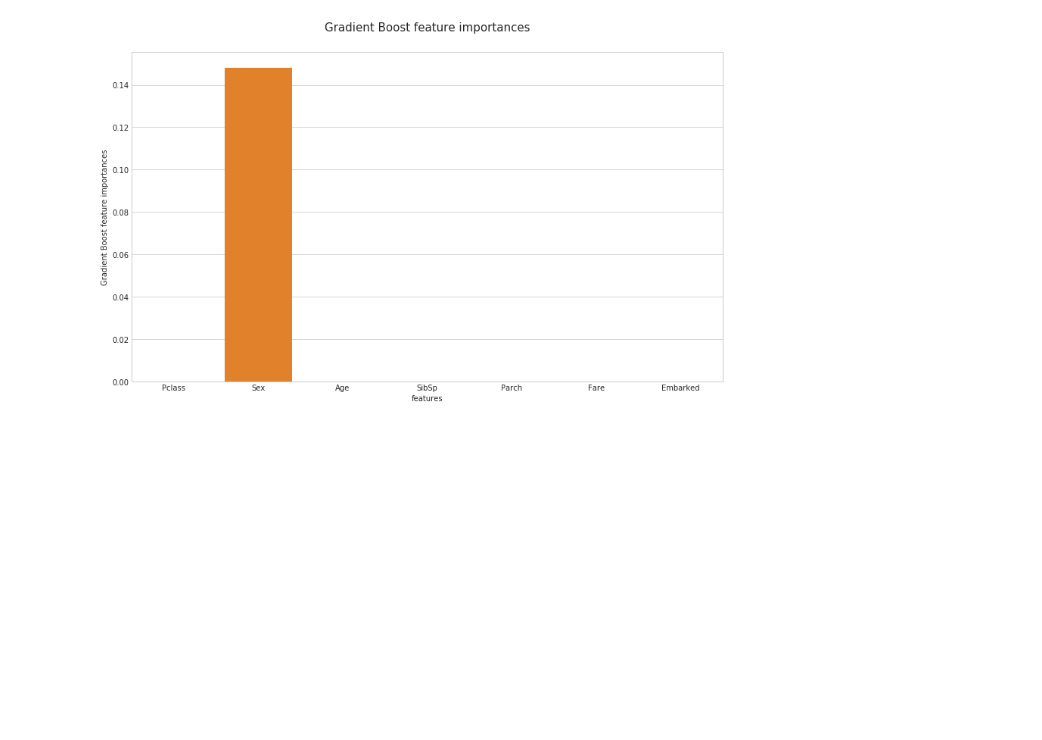
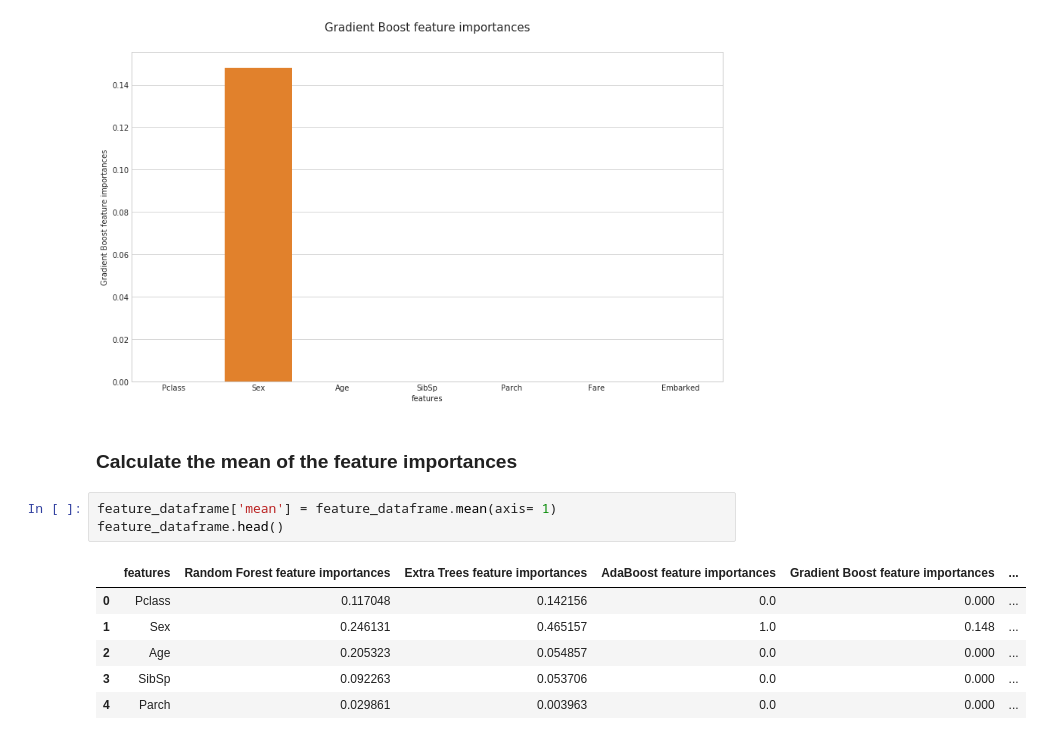
Before and after one commit to treilly94/ml_face_recognition, a Jupyter notebook: sklearn-titanic/3_prediction.ipynb, the cells around one changed output. Drawn from its saved outputs; the diff is of its cells as text; blank space fills up the shorter version.

```diff
--- a/sklearn-titanic/3_prediction.ipynb
+++ b/sklearn-titanic/3_prediction.ipynb
@@ -216,3 +216,15 @@ for col in feature_dataframe.columns[1:]:
 [figure]
 [figure]
 [figure]
+# %% [markdown]
+### Calculate the mean of the feature importances
+# %%
+feature_dataframe['mean'] = feature_dataframe.mean(axis= 1)
+feature_dataframe.head()
+# %% [output]
+|  | features | Random Forest feature importances | Extra Trees feature importances | AdaBoost feature importances | Gradient Boost feature importances | ... |
+| 0 | Pclass | 0.117048 | 0.142156 | 0.0 | 0.000 | ... |
+| 1 | Sex | 0.246131 | 0.465157 | 1.0 | 0.148 | ... |
+| 2 | Age | 0.205323 | 0.054857 | 0.0 | 0.000 | ... |
+| 3 | SibSp | 0.092263 | 0.053706 | 0.0 | 0.000 | ... |
+| 4 | Parch | 0.029861 | 0.003963 | 0.0 | 0.000 | ... |
```
Also changed, not shown: parts of 2 cells of this notebook.
